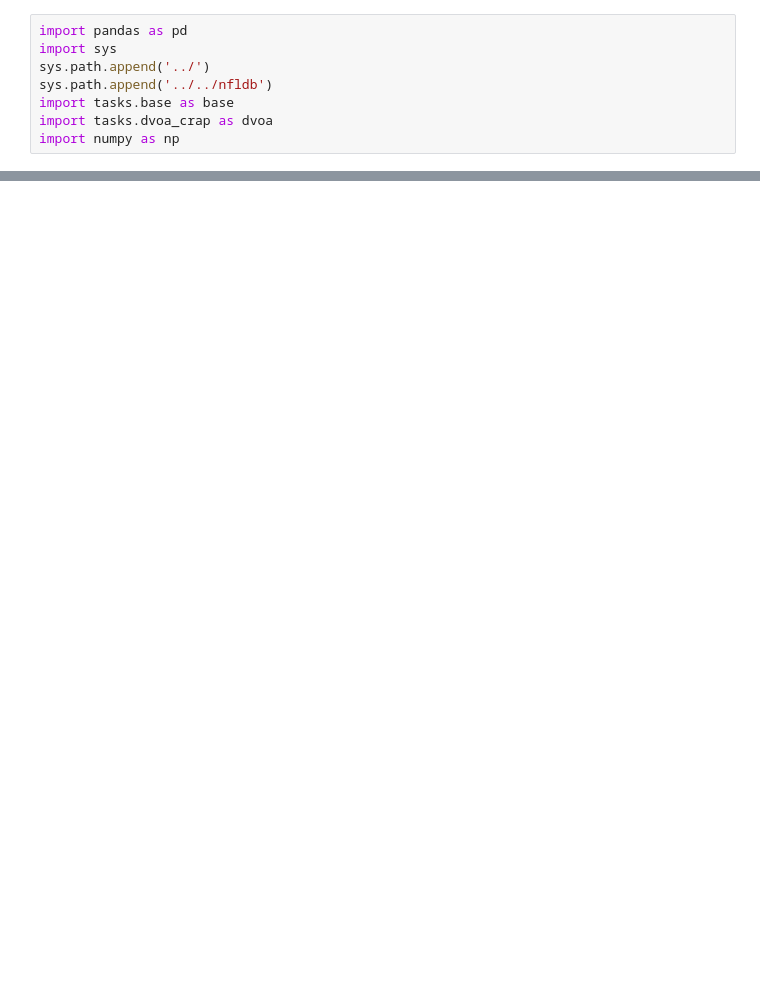
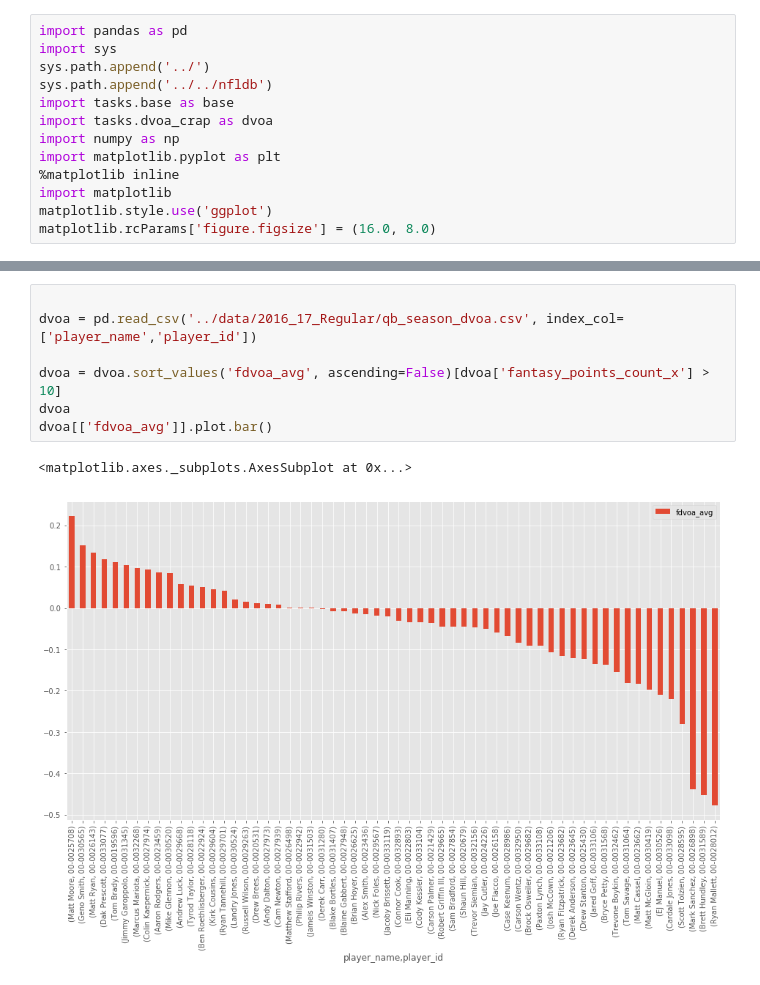
Before and after one commit to stevenkim/seattle_showdown, a Jupyter notebook: notebooks/playing_around_with_data.ipynb, the cells around one changed output, grey strips where cells are left out. Cells and saved outputs as stored; diff of their text form; blank space fills up the shorter version.

```diff
--- a/notebooks/playing_around_with_data.ipynb
+++ b/notebooks/playing_around_with_data.ipynb
@@ -6,3 +6,8 @@ sys.path.append('../../nfldb')
 import tasks.base as base
 import tasks.dvoa_crap as dvoa
 import numpy as np
+import matplotlib.pyplot as plt
+%matplotlib inline
+import matplotlib
+matplotlib.style.use('ggplot')
+matplotlib.rcParams['figure.figsize'] = (16.0, 8.0)
@@ -24 +37,11 @@ Name: std, dtype: float64
+# %%
+
+dvoa = pd.read_csv('../data/2016_17_Regular/qb_season_dvoa.csv', index_col=['player_name','player_id'])
+
+dvoa = dvoa.sort_values('fdvoa_avg', ascending=False)[dvoa['fantasy_points_count_x'] > 10]
+dvoa
+dvoa[['fdvoa_avg']].plot.bar()
+# %% [output]
+<matplotlib.axes._subplots.AxesSubplot at 0x...>
+[figure, added]
 # %%
```
Also changed, not shown: parts of 7 cells of this notebook, 3 other files.
